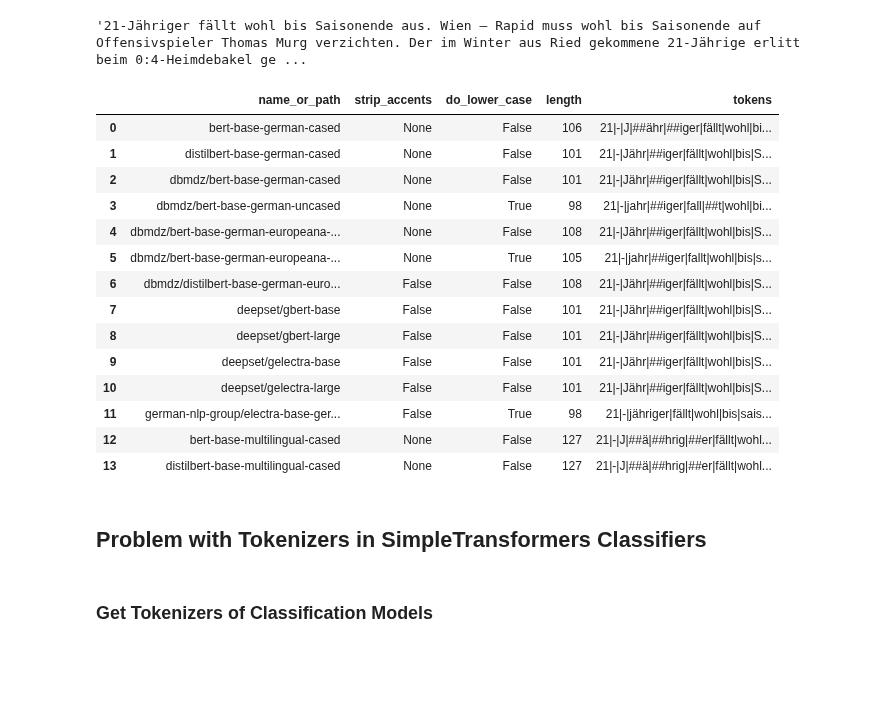
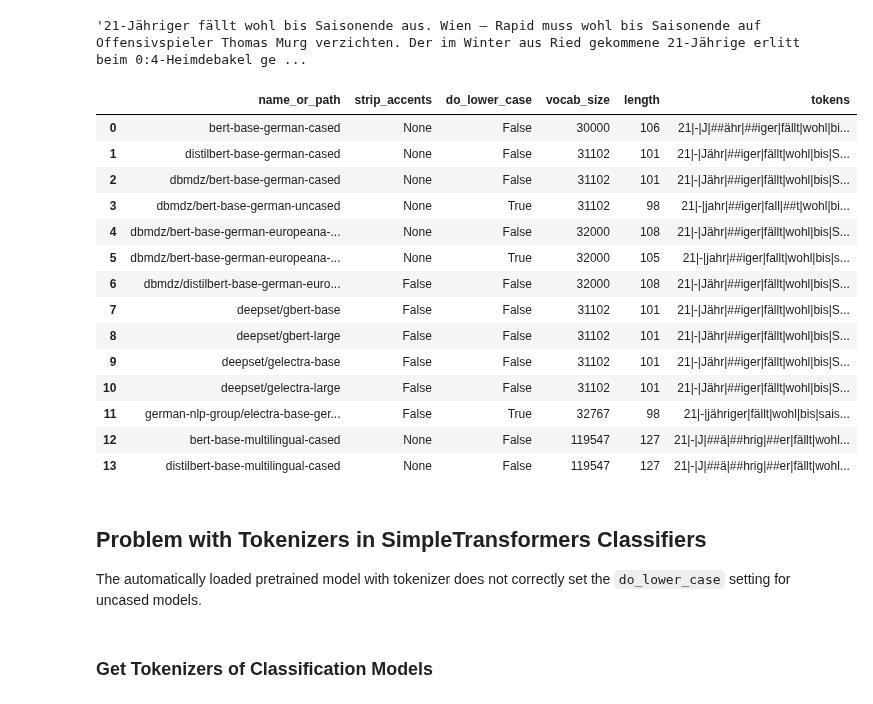
Before and after one commit to goerlitz/nlp-classification, a Jupyter notebook: notebooks/10kGNAD/colab/20_transformer_tokenization.ipynb, the cells around one changed output. Saved outputs shown, nothing was run; the diff lists cells and outputs as text; code cells hidden in the pictures; blank space fills up the shorter version.

```diff
--- a/notebooks/10kGNAD/colab/20_transformer_tokenization.ipynb
+++ b/notebooks/10kGNAD/colab/20_transformer_tokenization.ipynb
@@ -171,32 +182,34 @@ text
 # %%
 def applyTokenizer(toks: dict, text: str) -> pd.DataFrame:
     """Apply tokenizers on given text."""
     tokens_s = pd.Series({k:t.tokenize(text) for (k,t) in toks.items()})
 
     return pd.concat({"length": tokens_s.map(len),
                       "tokens": tokens_s.map(lambda s: "|".join(s)),
                       }, axis=1)
 
 tokens_df = applyTokenizer(toks, text)
-display(params_df[["strip_accents", "do_lower_case"]].join(tokens_df).reset_index())
+display(params_df[["strip_accents", "do_lower_case", "vocab_size"]].join(tokens_df).reset_index())
 # %% [output]
-|  | name_or_path | strip_accents | do_lower_case | length | tokens |
-| 0 | bert-base-german-cased | None | False | 106 | 21|-|J|##ähr|##iger|fällt|wohl|bi... |
-| 1 | distilbert-base-german-cased | None | False | 101 | 21|-|Jähr|##iger|fällt|wohl|bis|S... |
-| 2 | dbmdz/bert-base-german-cased | None | False | 101 | 21|-|Jähr|##iger|fällt|wohl|bis|S... |
-| 3 | dbmdz/bert-base-german-uncased | None | True | 98 | 21|-|jahr|##iger|fall|##t|wohl|bi... |
-| 4 | dbmdz/bert-base-german-europeana-... | None | False | 108 | 21|-|Jähr|##iger|fällt|wohl|bis|S... |
-| 5 | dbmdz/bert-base-german-europeana-... | None | True | 105 | 21|-|jahr|##iger|fallt|wohl|bis|s... |
-| 6 | dbmdz/distilbert-base-german-euro... | False | False | 108 | 21|-|Jähr|##iger|fällt|wohl|bis|S... |
-| 7 | deepset/gbert-base | False | False | 101 | 21|-|Jähr|##iger|fällt|wohl|bis|S... |
-| 8 | deepset/gbert-large | False | False | 101 | 21|-|Jähr|##iger|fällt|wohl|bis|S... |
-| 9 | deepset/gelectra-base | False | False | 101 | 21|-|Jähr|##iger|fällt|wohl|bis|S... |
-| 10 | deepset/gelectra-large | False | False | 101 | 21|-|Jähr|##iger|fällt|wohl|bis|S... |
-| 11 | german-nlp-group/electra-base-ger... | False | True | 98 | 21|-|jähriger|fällt|wohl|bis|sais... |
-| 12 | bert-base-multilingual-cased | None | False | 127 | 21|-|J|##ä|##hrig|##er|fällt|wohl... |
-| 13 | distilbert-base-multilingual-cased | None | False | 127 | 21|-|J|##ä|##hrig|##er|fällt|wohl... |
+|  | name_or_path | strip_accents | do_lower_case | vocab_size | length | tokens |
+| 0 | bert-base-german-cased | None | False | 30000 | 106 | 21|-|J|##ähr|##iger|fällt|wohl|bi... |
+| 1 | distilbert-base-german-cased | None | False | 31102 | 101 | 21|-|Jähr|##iger|fällt|wohl|bis|S... |
+| 2 | dbmdz/bert-base-german-cased | None | False | 31102 | 101 | 21|-|Jähr|##iger|fällt|wohl|bis|S... |
+| 3 | dbmdz/bert-base-german-uncased | None | True | 31102 | 98 | 21|-|jahr|##iger|fall|##t|wohl|bi... |
+| 4 | dbmdz/bert-base-german-europeana-... | None | False | 32000 | 108 | 21|-|Jähr|##iger|fällt|wohl|bis|S... |
+| 5 | dbmdz/bert-base-german-europeana-... | None | True | 32000 | 105 | 21|-|jahr|##iger|fallt|wohl|bis|s... |
+| 6 | dbmdz/distilbert-base-german-euro... | False | False | 32000 | 108 | 21|-|Jähr|##iger|fällt|wohl|bis|S... |
+| 7 | deepset/gbert-base | False | False | 31102 | 101 | 21|-|Jähr|##iger|fällt|wohl|bis|S... |
+| 8 | deepset/gbert-large | False | False | 31102 | 101 | 21|-|Jähr|##iger|fällt|wohl|bis|S... |
+| 9 | deepset/gelectra-base | False | False | 31102 | 101 | 21|-|Jähr|##iger|fällt|wohl|bis|S... |
+| 10 | deepset/gelectra-large | False | False | 31102 | 101 | 21|-|Jähr|##iger|fällt|wohl|bis|S... |
+| 11 | german-nlp-group/electra-base-ger... | False | True | 32767 | 98 | 21|-|jähriger|fällt|wohl|bis|sais... |
+| 12 | bert-base-multilingual-cased | None | False | 119547 | 127 | 21|-|J|##ä|##hrig|##er|fällt|wohl... |
+| 13 | distilbert-base-multilingual-cased | None | False | 119547 | 127 | 21|-|J|##ä|##hrig|##er|fällt|wohl... |
 # %% [markdown]
 ## Problem with Tokenizers in SimpleTransformers Classifiers
+
+The automatically loaded pretrained model with tokenizer does not correctly set the `do_lower_case` setting for uncased models.
 # %%
 import logging
 
```
Also changed, not shown: parts of 10 cells of this notebook.
